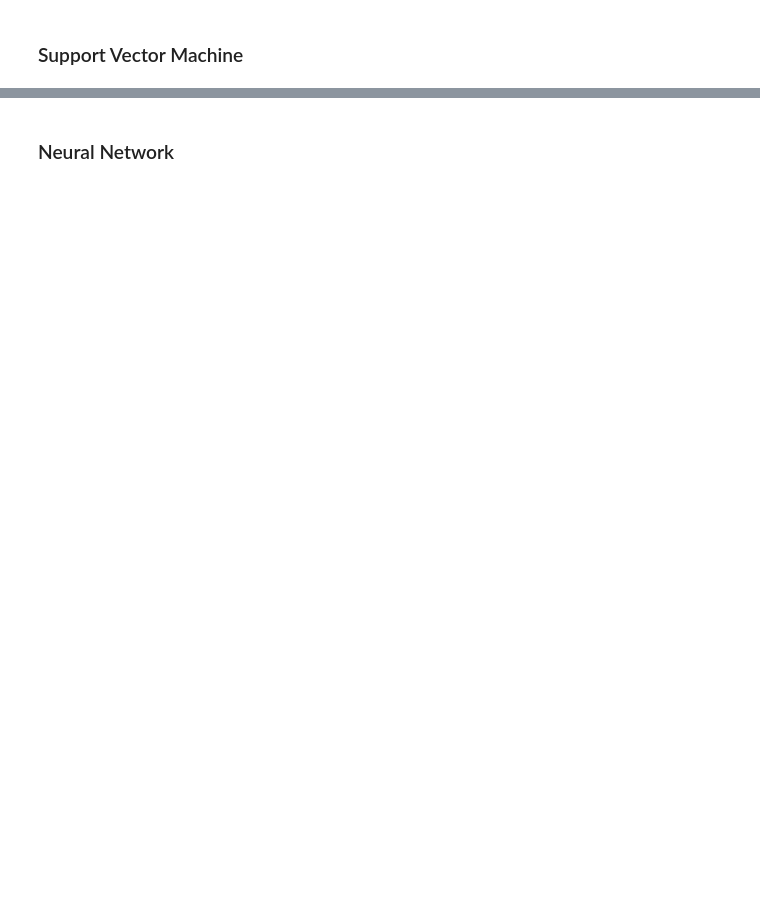
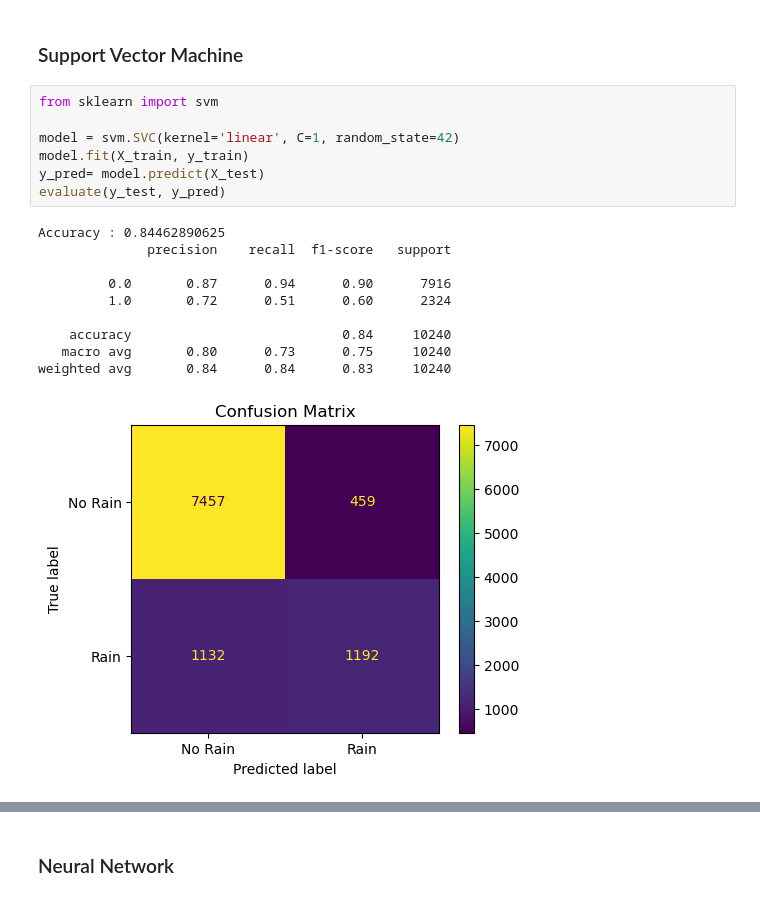
Before and after one commit to augustusamedume1234/Data-Mining-Assigment-3, a Jupyter notebook: Assignment3.ipynb, the cells around one changed output, grey strips where cells are left out. Drawn from its saved outputs; the diff is of its cells as text; blank space fills up the shorter version.

```diff
--- a/Assignment3.ipynb
+++ b/Assignment3.ipynb
@@ -180,2 +275,20 @@ weighted avg       0.84      0.85      0.84     10240
 # %% [markdown]
 ### Support Vector Machine
+# %%
+from sklearn import svm
+
+model = svm.SVC(kernel='linear', C=1, random_state=42)
+model.fit(X_train, y_train)
+y_pred= model.predict(X_test)
+evaluate(y_test, y_pred)
+# %% [output]
+Accuracy : 0.84462890625
+              precision    recall  f1-score   support
+
+         0.0       0.87      0.94      0.90      7916
+         1.0       0.72      0.51      0.60      2324
+
+    accuracy                           0.84     10240
+   macro avg       0.80      0.73      0.75     10240
+weighted avg       0.84      0.84      0.83     10240
+[figure, added]
```
Also changed, not shown: parts of 17 cells of this notebook, 4 other files.
